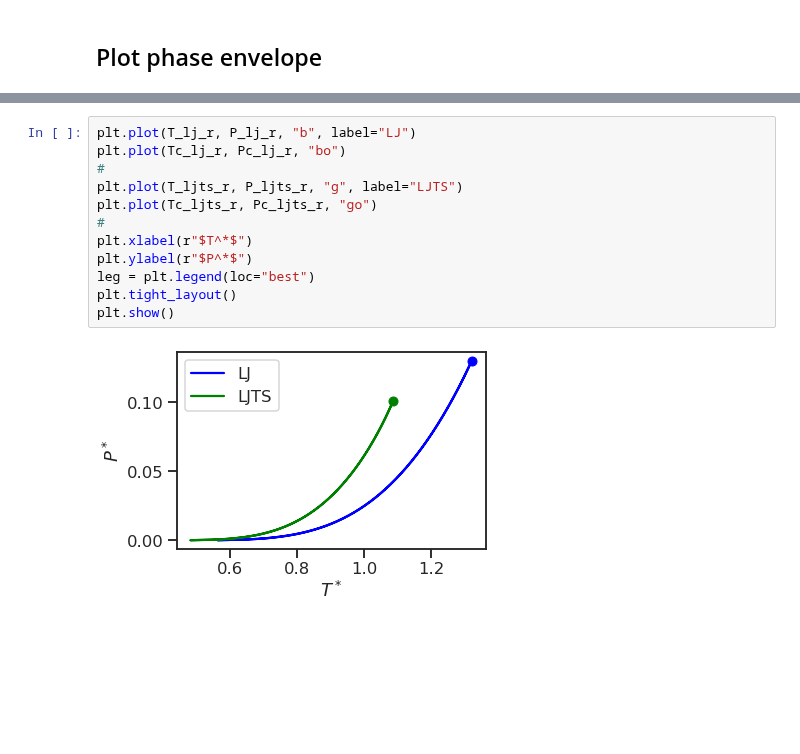
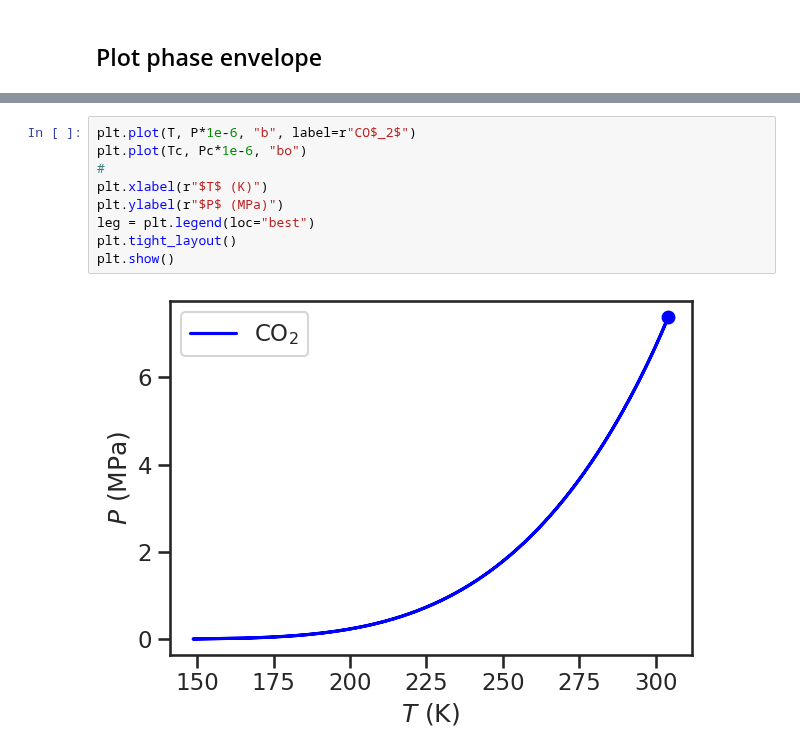
Before and after one commit to thermotools/thermopack, a Jupyter notebook: addon/pyExamples/notebooks/gerg2008.ipynb, the cells around one changed output, grey strips where cells are left out. Saved outputs shown, nothing was run; the diff lists cells and outputs as text; blank space fills up the shorter version.

```diff
--- a/addon/pyExamples/notebooks/gerg2008.ipynb
+++ b/addon/pyExamples/notebooks/gerg2008.ipynb
@@ -30,14 +28,11 @@ plt.show()
 # %%
-plt.plot(T_lj_r, P_lj_r, "b", label="LJ")
-plt.plot(Tc_lj_r, Pc_lj_r, "bo")
+plt.plot(T, P*1e-6, "b", label=r"CO$_2$")
+plt.plot(Tc, Pc*1e-6, "bo")
 #
-plt.plot(T_ljts_r, P_ljts_r, "g", label="LJTS")
-plt.plot(Tc_ljts_r, Pc_ljts_r, "go")
-#
-plt.xlabel(r"$T^*$")
-plt.ylabel(r"$P^*$")
+plt.xlabel(r"$T$ (K)")
+plt.ylabel(r"$P$ (MPa)")
 leg = plt.legend(loc="best")
 plt.tight_layout()
 plt.show()
 # %% [output]
-[figure, old version]
+[figure, new version]
```
Also changed, not shown: parts of 2 cells of this notebook, 9 other files.
